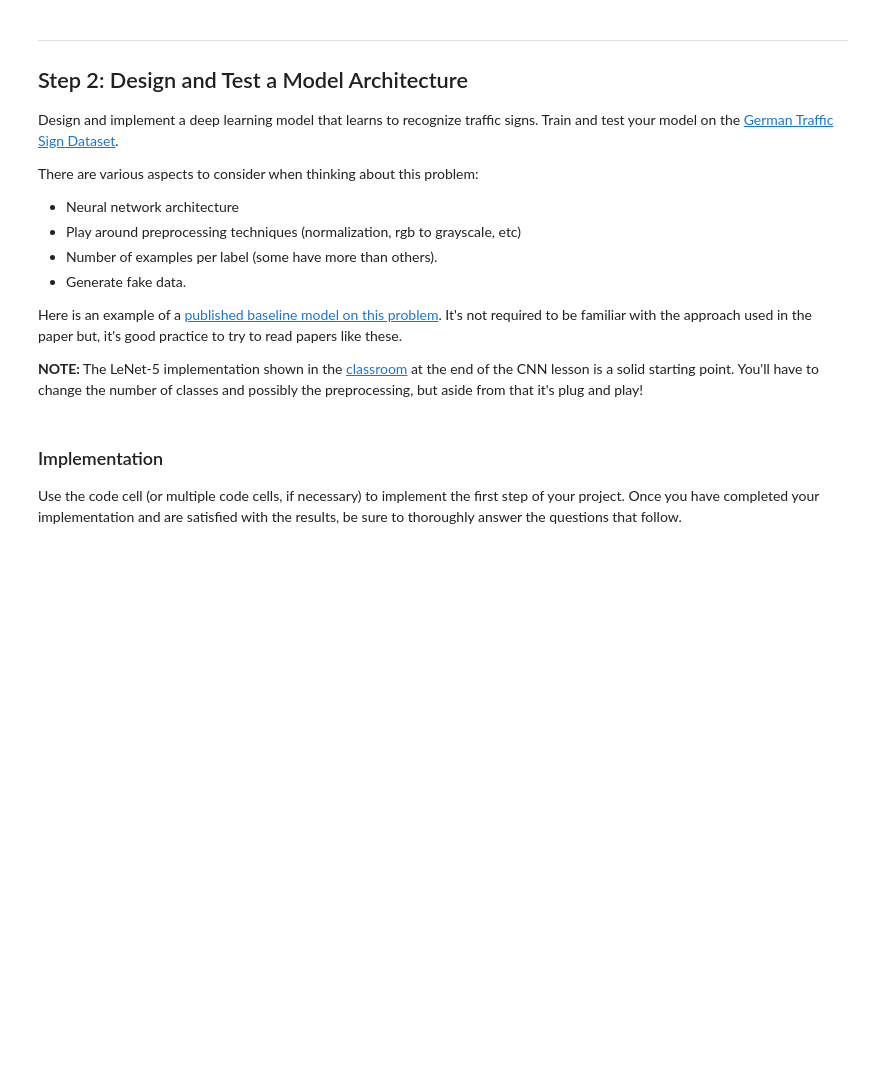
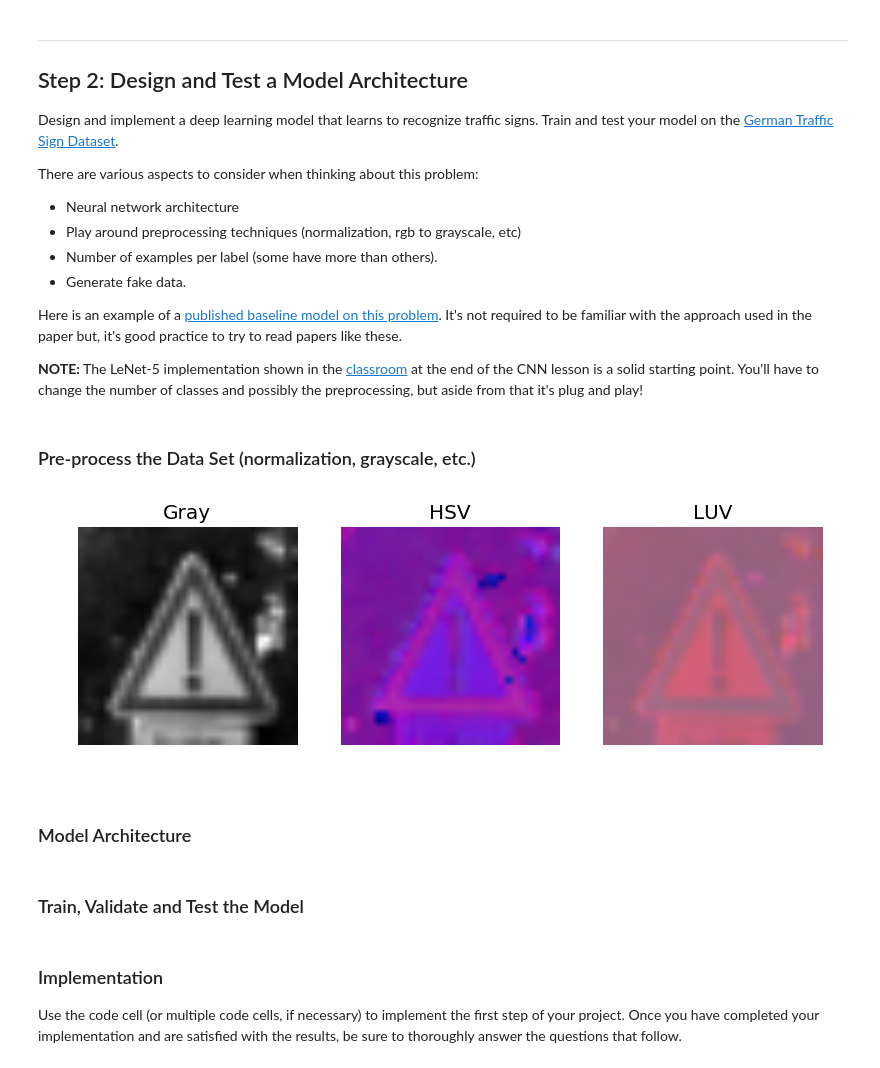
Before and after one commit to kcbighuge/CarND-Traffic-Sign-Classifier-Project-P2, a Jupyter notebook: Traffic_Sign_Classifier_v1.ipynb, the cells around one changed output. Saved outputs shown, nothing was run; the diff lists cells and outputs as text; code cells hidden in the pictures; blank space fills up the shorter version.

Commit message:
get updated template, begin color transform

```diff
--- a/Traffic_Sign_Classifier_v1.ipynb
+++ b/Traffic_Sign_Classifier_v1.ipynb
@@ -151,3 +176,30 @@ There are various aspects to consider when thinking about this problem:
 Here is an example of a [published baseline model on this problem](http://yann.lecun.com/exdb/publis/pdf/sermanet-ijcnn-11.pdf). It's not required to be familiar with the approach used in the paper but, it's good practice to try to read papers like these.
 
 **NOTE:** The LeNet-5 implementation shown in the [classroom](https://classroom.udacity.com/nanodegrees/nd013/parts/fbf77062-5703-404e-b60c-95b78b2f3f9e/modules/6df7ae49-c61c-4bb2-a23e-6527e69209ec/lessons/601ae704-1035-4287-8b11-e2c2716217ad/concepts/d4aca031-508f-4e0b-b493-e7b706120f81) at the end of the CNN lesson is a solid starting point. You'll have to change the number of classes and possibly the preprocessing, but aside from that it's plug and play!
+# %% [markdown]
+### Pre-process the Data Set (normalization, grayscale, etc.)
+# %%
+### Preprocess the data here. Preprocessing steps could include normalization, converting to grayscale, etc.
+import cv2
+
+# look at different color transforms
+plt.figure(figsize=(8, 3))
+plt.subplot(131)
+plt.title('Gray')
+plt.axis('off')
+img = cv2.cvtColor(image, cv2.COLOR_RGB2GRAY)
+plt.imshow(img, cmap="gray")
+
+plt.subplot(132)
+plt.title('HSV')
+plt.axis('off')
+img = cv2.cvtColor(image, cv2.COLOR_RGB2HSV)
+plt.imshow(img, cmap="gray");
+
+plt.subplot(133)
+plt.title('LUV')
+plt.axis('off')
+img = cv2.cvtColor(image, cv2.COLOR_RGB2LUV)
+plt.imshow(img, cmap="gray");
+# %% [output]
+[figure, added]
@@ -153,0 +210,2 @@ Here is an example of a [published baseline model on this problem](http://yann.l
+# %% [markdown]
+### Model Architecture
@@ -153,0 +270,2 @@ Here is an example of a [published baseline model on this problem](http://yann.l
+# %% [markdown]
+### Train, Validate and Test the Model
```
Also changed, not shown: parts of 23 cells of this notebook, 8 other files.
